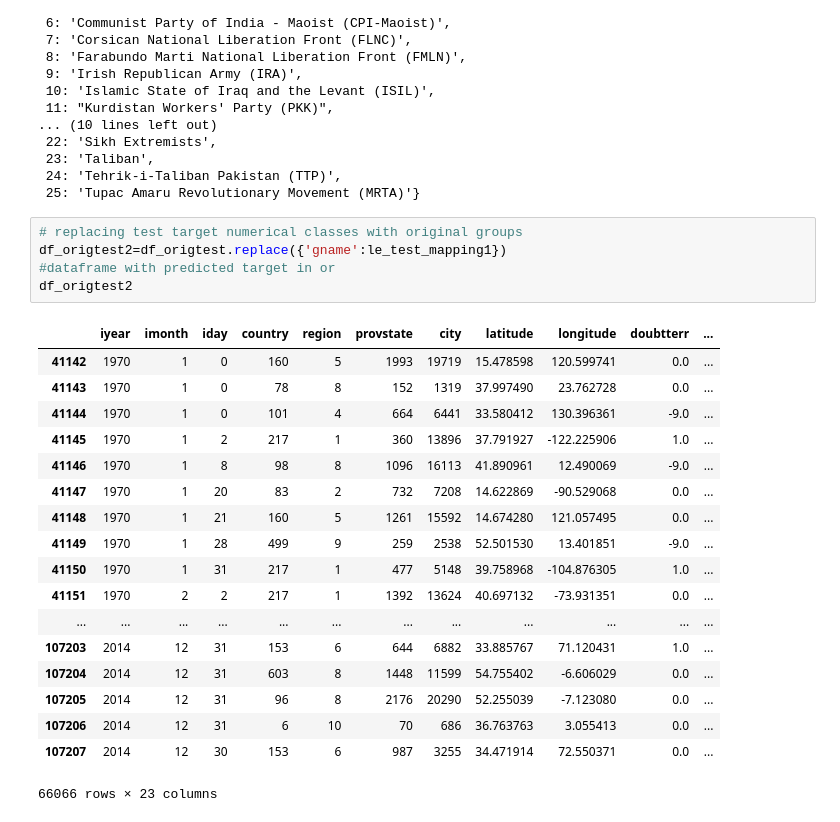
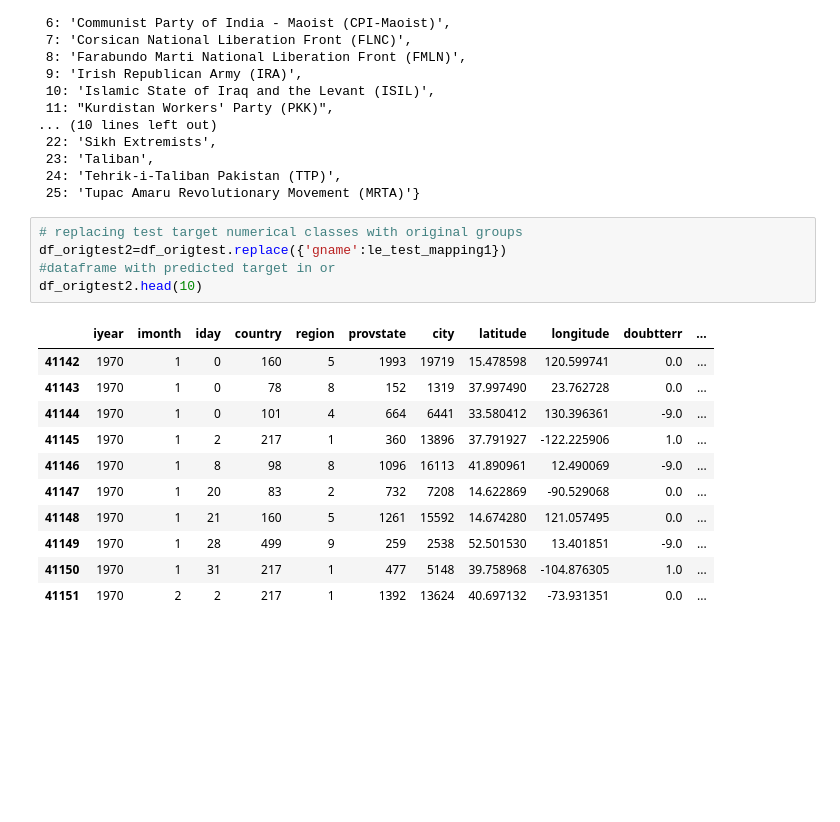
Before and after one commit to maquashie/Global-terrorist-attacks-problem, a Jupyter notebook: Global_terrorist_attack_group_classification.ipynb, the cells around one changed output. Cells and saved outputs as stored; diff of their text form; blank space fills up the shorter version.

Commit message:
Add files via upload
Made changes to the contents of tables displayed - displaying maximum first 15 elements.

```diff
--- a/Global_terrorist_attack_group_classification.ipynb
+++ b/Global_terrorist_attack_group_classification.ipynb
@@ -935,24 +923,17 @@ le_test_mapping1
 # %%
 # replacing test target numerical classes with original groups
 df_origtest2=df_origtest.replace({'gname':le_test_mapping1})
 #dataframe with predicted target in or
-df_origtest2
+df_origtest2.head(10)
 # %% [output]
 |  | iyear | imonth | iday | country | region | provstate | city | latitude | longitude | doubtterr | ... |
 | 41142 | 1970 | 1 | 0 | 160 | 5 | 1993 | 19719 | 15.478598 | 120.599741 | 0.0 | ... |
 | 41143 | 1970 | 1 | 0 | 78 | 8 | 152 | 1319 | 37.997490 | 23.762728 | 0.0 | ... |
 | 41144 | 1970 | 1 | 0 | 101 | 4 | 664 | 6441 | 33.580412 | 130.396361 | -9.0 | ... |
 | 41145 | 1970 | 1 | 2 | 217 | 1 | 360 | 13896 | 37.791927 | -122.225906 | 1.0 | ... |
 | 41146 | 1970 | 1 | 8 | 98 | 8 | 1096 | 16113 | 41.890961 | 12.490069 | -9.0 | ... |
 | 41147 | 1970 | 1 | 20 | 83 | 2 | 732 | 7208 | 14.622869 | -90.529068 | 0.0 | ... |
 | 41148 | 1970 | 1 | 21 | 160 | 5 | 1261 | 15592 | 14.674280 | 121.057495 | 0.0 | ... |
 | 41149 | 1970 | 1 | 28 | 499 | 9 | 259 | 2538 | 52.501530 | 13.401851 | -9.0 | ... |
 | 41150 | 1970 | 1 | 31 | 217 | 1 | 477 | 5148 | 39.758968 | -104.876305 | 1.0 | ... |
 | 41151 | 1970 | 2 | 2 | 217 | 1 | 1392 | 13624 | 40.697132 | -73.931351 | 0.0 | ... |
-| ... | ... | ... | ... | ... | ... | ... | ... | ... | ... | ... | ... |
-| 107203 | 2014 | 12 | 31 | 153 | 6 | 644 | 6882 | 33.885767 | 71.120431 | 1.0 | ... |
-| 107204 | 2014 | 12 | 31 | 603 | 8 | 1448 | 11599 | 54.755402 | -6.606029 | 0.0 | ... |
-| 107205 | 2014 | 12 | 31 | 96 | 8 | 2176 | 20290 | 52.255039 | -7.123080 | 0.0 | ... |
-| 107206 | 2014 | 12 | 31 | 6 | 10 | 70 | 686 | 36.763763 | 3.055413 | 0.0 | ... |
-| 107207 | 2014 | 12 | 30 | 153 | 6 | 987 | 3255 | 34.471914 | 72.550371 | 0.0 | ... |
-66066 rows × 23 columns
```
Also changed, not shown: parts of 1 cell of this notebook.
